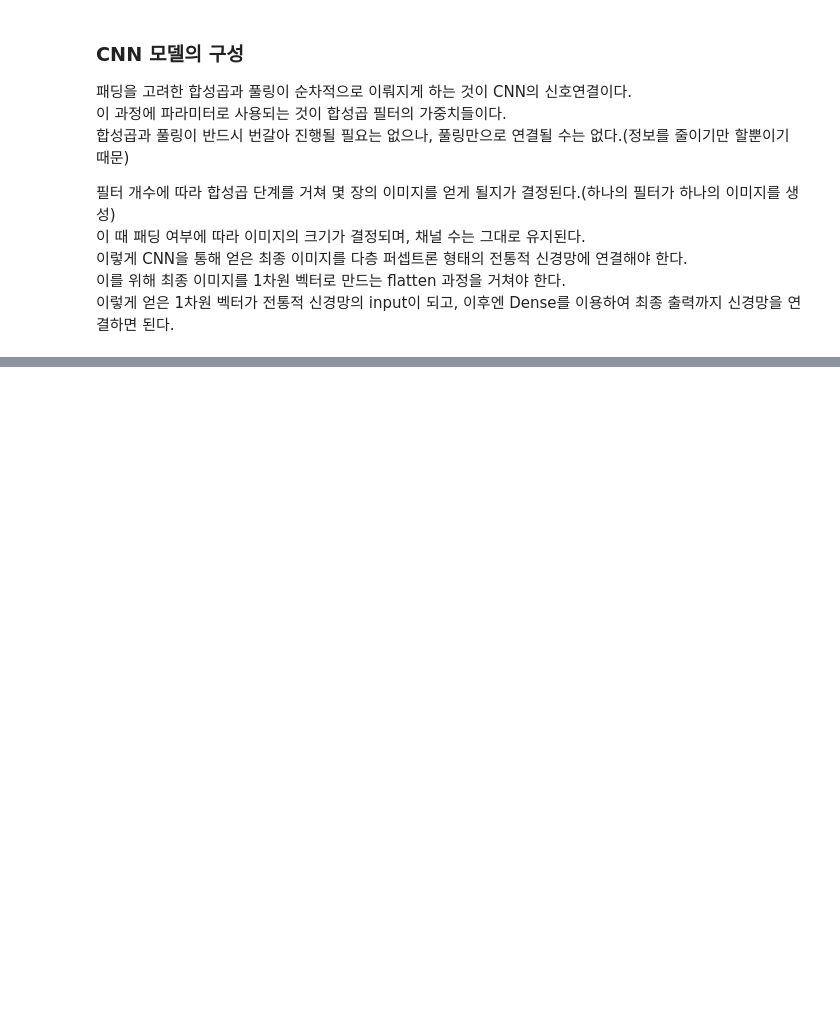
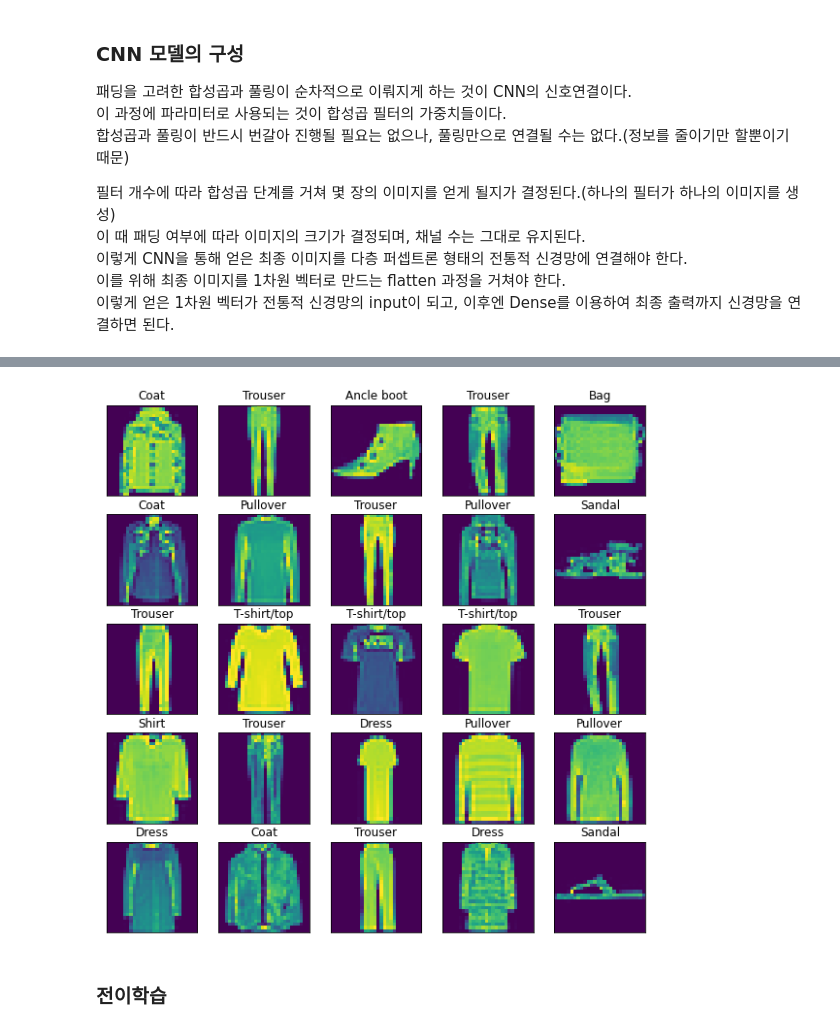
Before and after one commit to yeon93/Euddeum_ML_book_review, a Jupyter notebook: 13_CNN.ipynb, the cells around one changed output, grey strips where cells are left out. Saved outputs shown, nothing was run; the diff lists cells and outputs as text; code cells hidden in the pictures; blank space fills up the shorter version.

```diff
--- a/13_CNN.ipynb
+++ b/13_CNN.ipynb
@@ -150,0 +287,27 @@ model = keras.models.Sequential([keras.layers.Conv2D(input_shape=(64,64,3),
+# %%
+def plot_images(images, labels, images_per_row=5):    #한줄에 이미지 5개씩
+    n_images = len(images)
+    n_rows = ((n_images-1) // images_per_row) + 1     #5개씩 몇줄이 될지 계산
+    fig, ax = plt.subplots(n_rows, images_per_row, figsize=(images_per_row*2, n_rows*2))
+
+    for i in range(n_rows):
+        for j in range(images_per_row):
+            if i*images_per_row + j > n_images:
+                break
+            img_idx = i*images_per_row + j
+            a_image = images[img_idx].reshape(28,28)
+            if n_rows > 1:
+                axis = ax[i, j]
+            else:
+                axis = ax[j]
+            axis.get_xaxis().set_visible(False)
+            axis.get_yaxis().set_visible(False)
+            label = class_names[labels[img_idx]]
+            axis.set_title(label)
+            axis.imshow(a_image, interpolation='nearest')
+# %%
+plot_images(random_images, y_pred)
+# %% [output]
+[figure, added]
+# %% [markdown]
+### 전이학습
```
Also changed, not shown: parts of 11 cells of this notebook.
